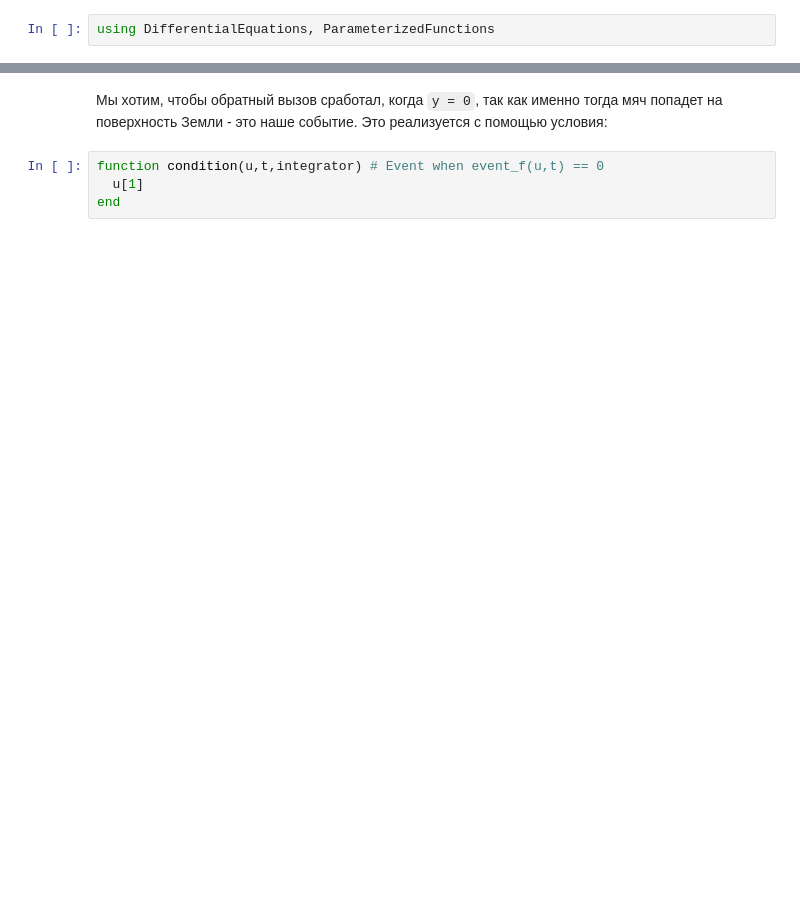
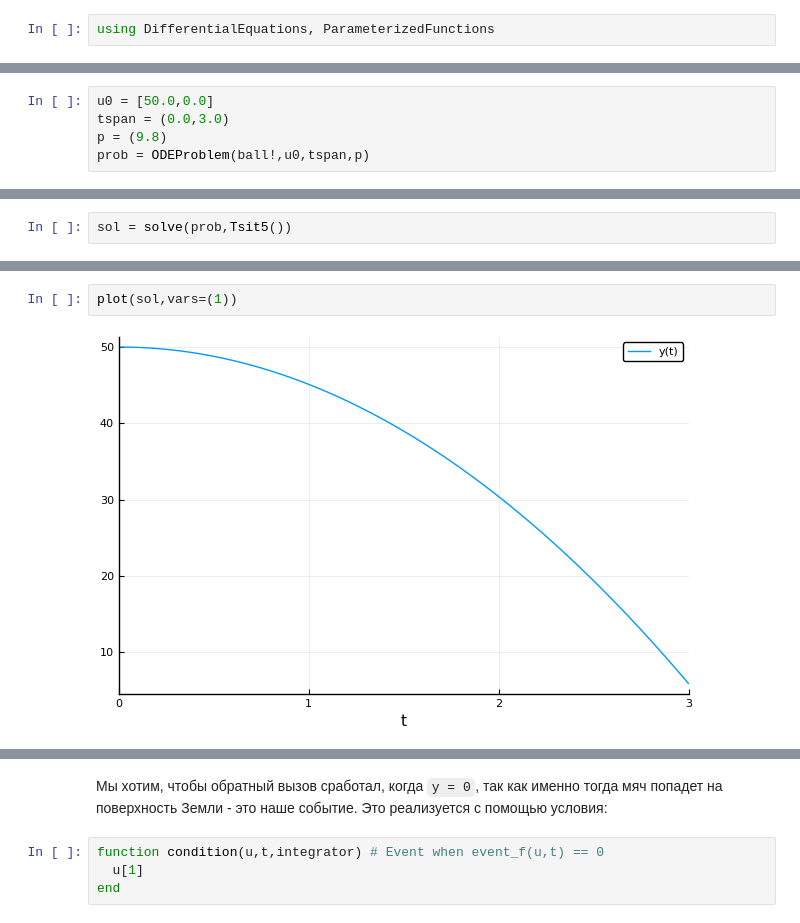
Before and after one commit to yamadharma/julia-students, a Jupyter notebook: DiffEq/4.CallbacksAndEvents.ipynb, the cells around one changed output, grey strips where cells are left out. Drawn from its saved outputs; the diff is of its cells as text; blank space fills up the shorter version.

```diff
--- a/DiffEq/4.CallbacksAndEvents.ipynb
+++ b/DiffEq/4.CallbacksAndEvents.ipynb
@@ -21,0 +50,5 @@ end g
+# %%
+u0 = [50.0,0.0]
+tspan = (0.0,3.0)
+p = (9.8)
+prob = ODEProblem(ball!,u0,tspan,p)
@@ -21,0 +59,2 @@ end g
+# %%
+sol = solve(prob,Tsit5())
@@ -21,0 +80,4 @@ end g
+# %%
+plot(sol,vars=(1))
+# %% [output]
+[figure, added]
```
Also changed, not shown: parts of 19 cells of this notebook, 3 other files.
